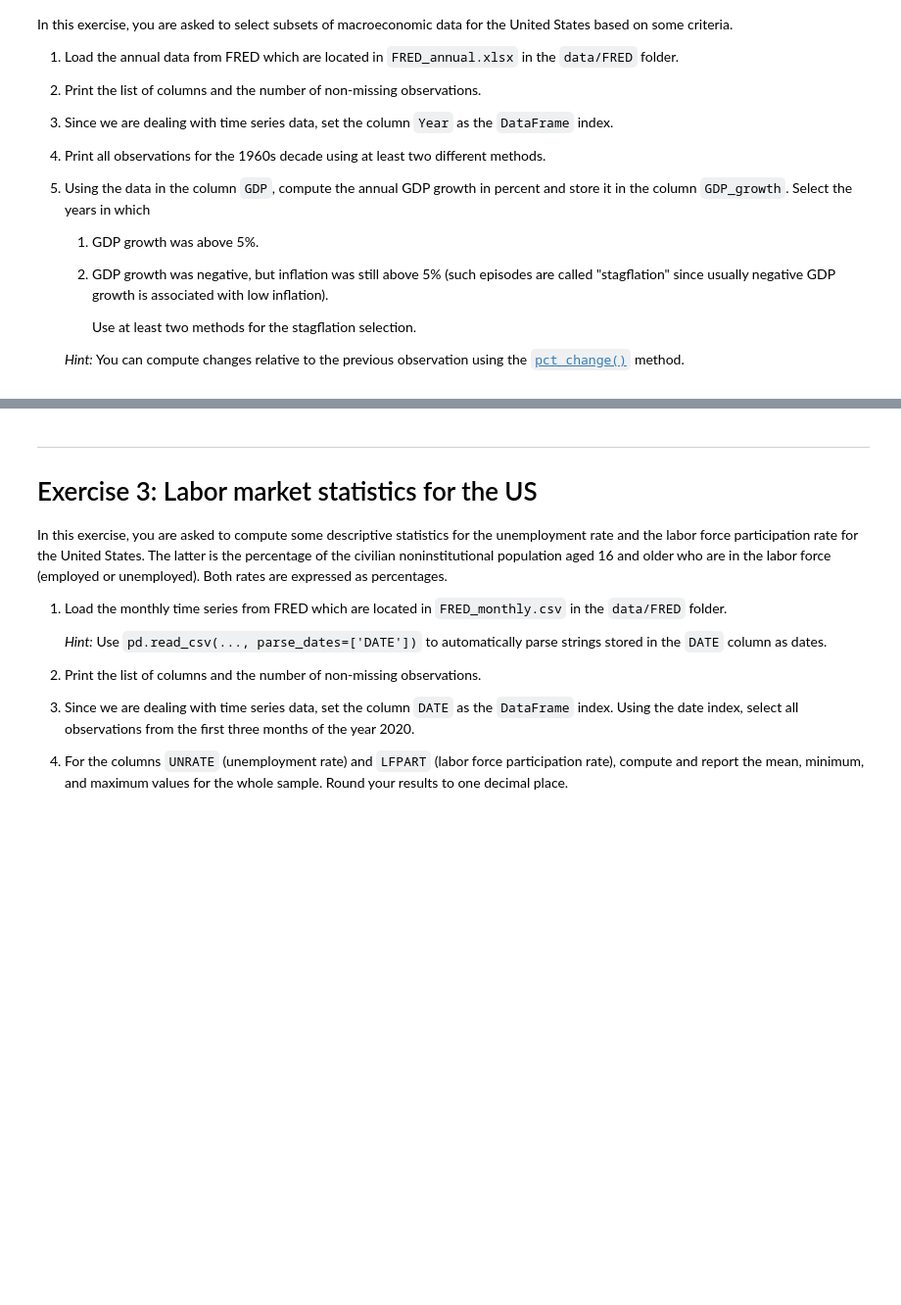
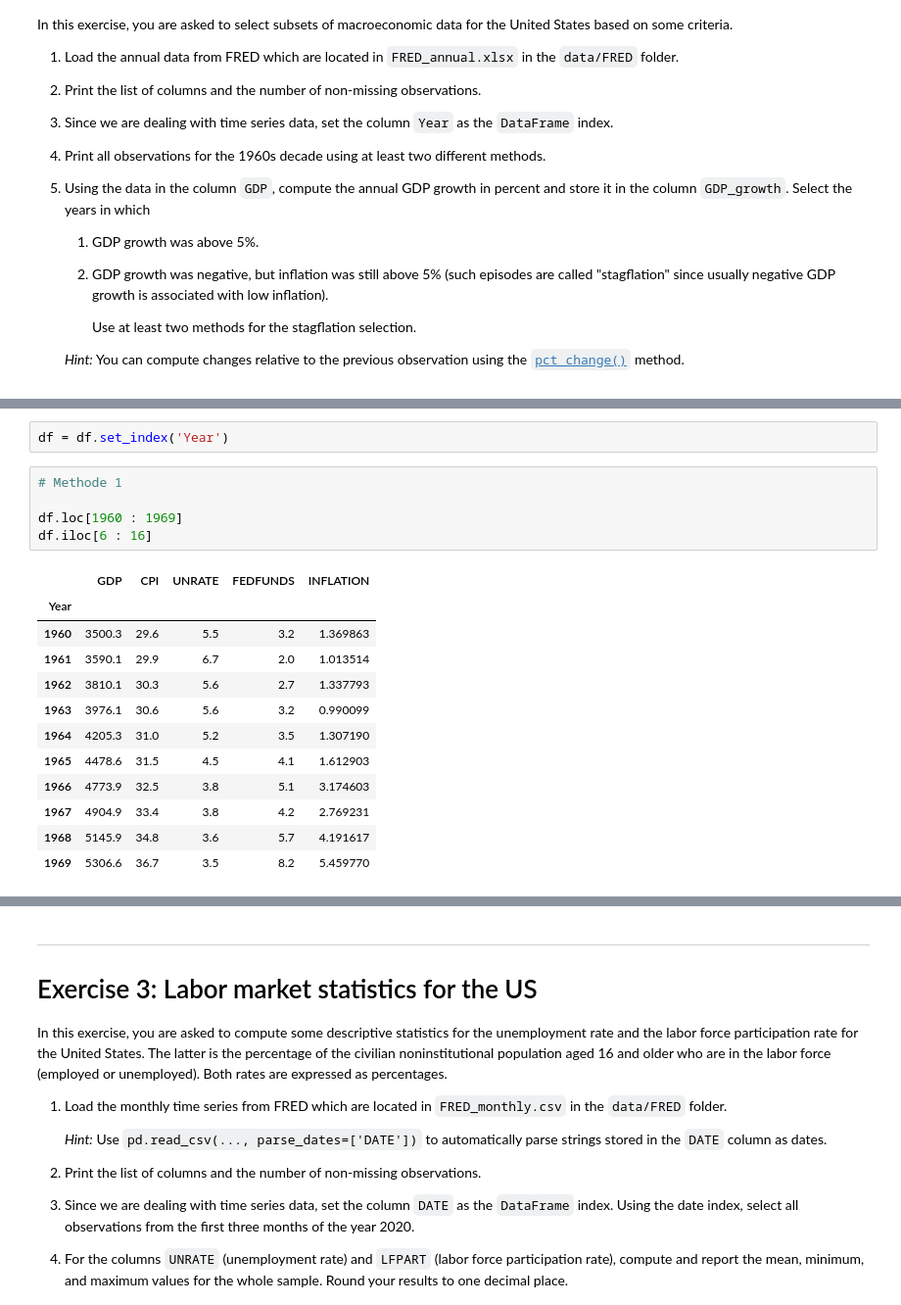
Before and after one commit to JKO-coder1/TECH2-H26, a Jupyter notebook: workshops/workshop2/workshop2_JK.ipynb, the cells around one changed output, grey strips where cells are left out. Shown at 98% size. Drawn from its saved outputs; the diff is of its cells as text; blank space fills up the shorter version.

```diff
--- a/workshops/workshop2/workshop2_JK.ipynb
+++ b/workshops/workshop2/workshop2_JK.ipynb
@@ -175,0 +214,20 @@ In this exercise, you are asked to select subsets of macroeconomic data for the
+# %%
+df = df.set_index('Year')
+# %%
+# Methode 1
+
+df.loc[1960 : 1969]
+df.iloc[6 : 16]
+# %% [output]
+|  | GDP | CPI | UNRATE | FEDFUNDS | INFLATION |
+| Year |  |  |  |  |  |
+| 1960 | 3500.3 | 29.6 | 5.5 | 3.2 | 1.369863 |
+| 1961 | 3590.1 | 29.9 | 6.7 | 2.0 | 1.013514 |
+| 1962 | 3810.1 | 30.3 | 5.6 | 2.7 | 1.337793 |
+| 1963 | 3976.1 | 30.6 | 5.6 | 3.2 | 0.990099 |
+| 1964 | 4205.3 | 31.0 | 5.2 | 3.5 | 1.307190 |
+| 1965 | 4478.6 | 31.5 | 4.5 | 4.1 | 1.612903 |
+| 1966 | 4773.9 | 32.5 | 3.8 | 5.1 | 3.174603 |
+| 1967 | 4904.9 | 33.4 | 3.8 | 4.2 | 2.769231 |
+| 1968 | 5145.9 | 34.8 | 3.6 | 5.7 | 4.191617 |
+| 1969 | 5306.6 | 36.7 | 3.5 | 8.2 | 5.459770 |
```
Also changed, not shown: parts of 11 cells of this notebook.
